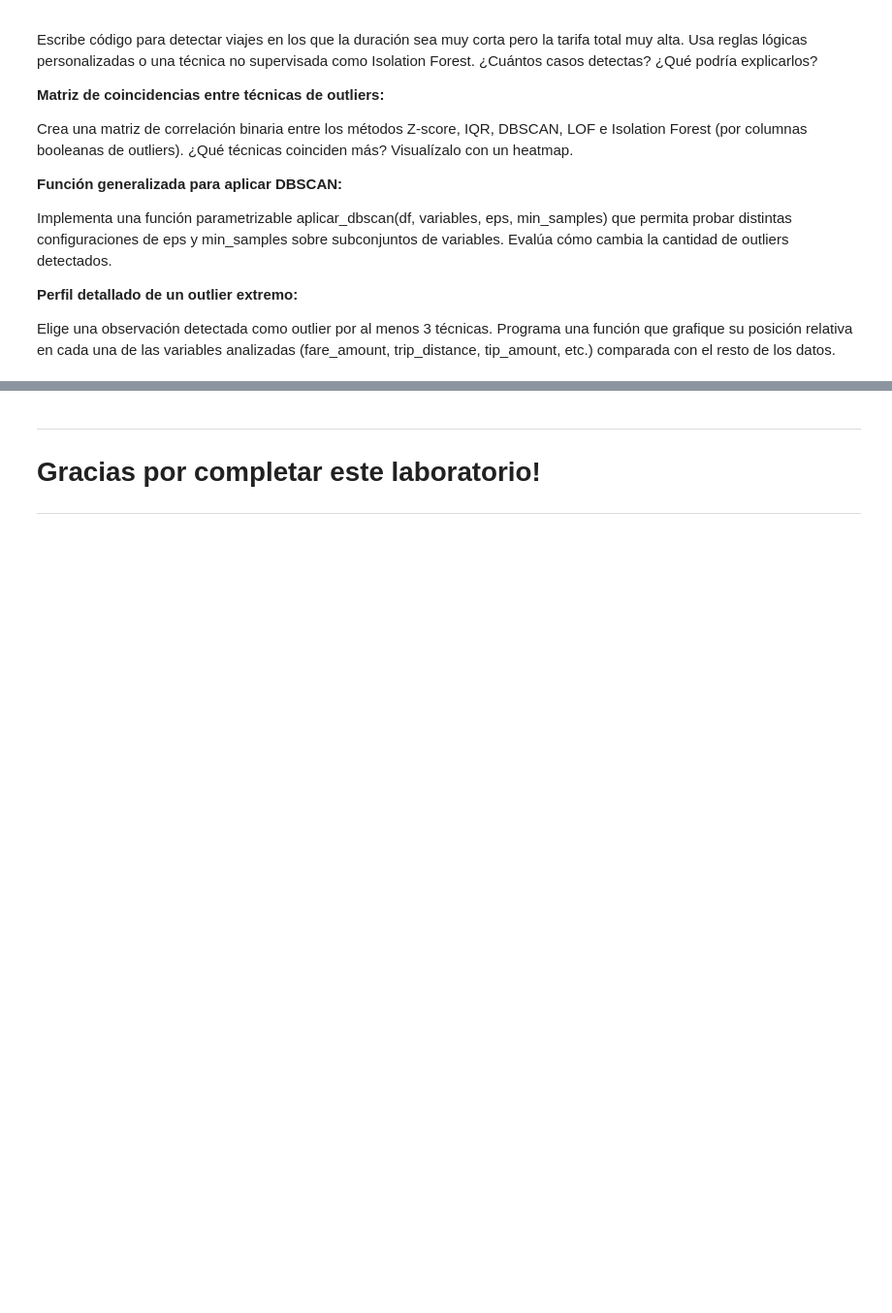
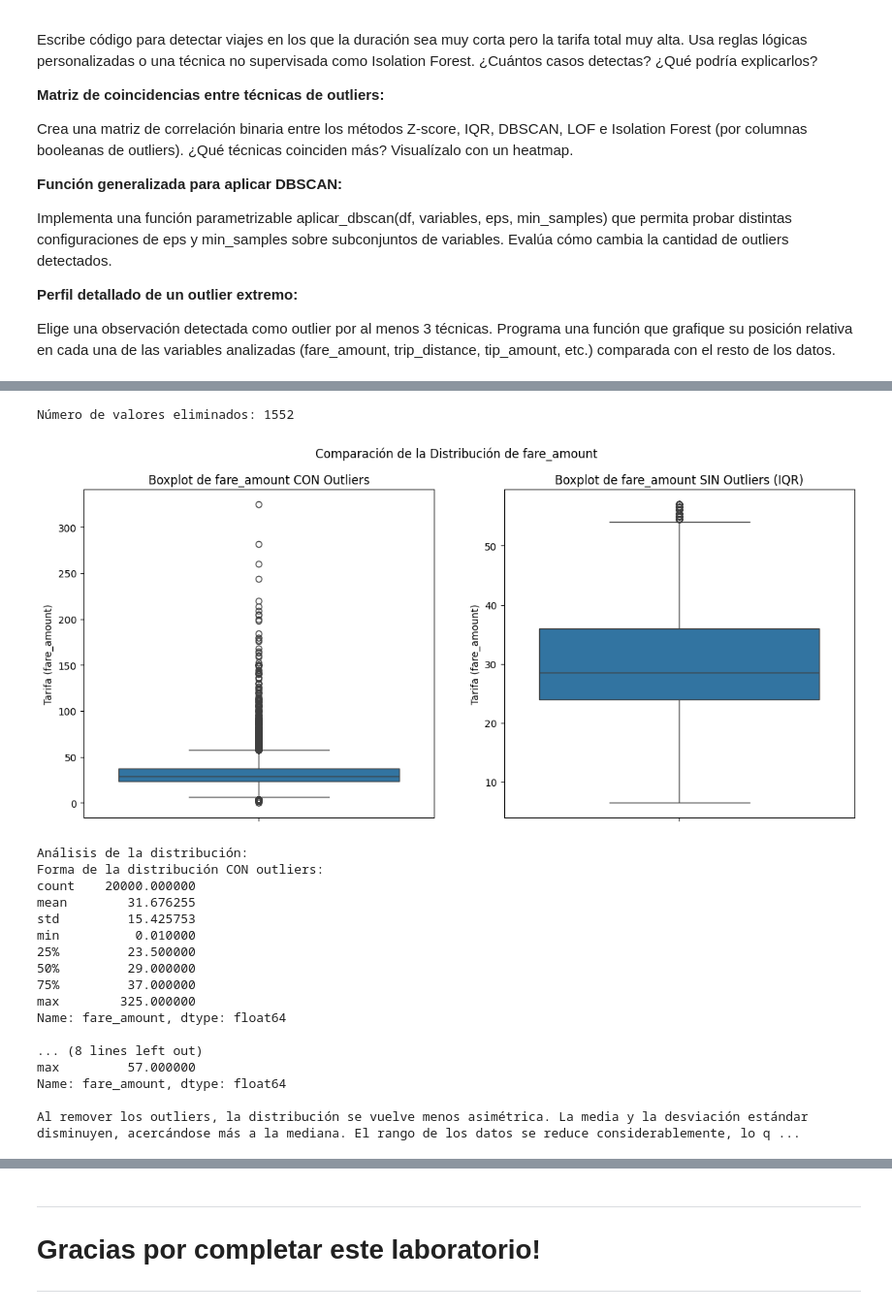
Before and after one commit to soyHouston256/CodeJam, a Jupyter notebook: modulo4_analisis_exploratorio/Outlier_and_Anomaly_Detection.ipynb, the cells around one changed output, grey strips where cells are left out. Shown: that part at 97% size. Drawn from its saved outputs; the diff is of its cells as text; code cells hidden in the pictures; blank space fills up the shorter version.

```diff
--- a/modulo4_analisis_exploratorio/Outlier_and_Anomaly_Detection.ipynb
+++ b/modulo4_analisis_exploratorio/Outlier_and_Anomaly_Detection.ipynb
@@ -379,0 +382,8 @@ Elige una observación detectada como outlier por al menos 3 técnicas. Programa
+# %%
+#df = pd.DataFrame(data)
+df = df[df['fare_amount'] > 0] # Eliminar tarifas negativas o cero
+df = df[df['trip_distance'] > 0] # Eliminar distancias cero o negativas
+df.reset_index(drop=True, inplace=True)
+
+print("Datos iniciales:")
+print(df.head(3))
@@ -379,0 +408,65 @@ Elige una observación detectada como outlier por al menos 3 técnicas. Programa
+# %%
+def visualizar_boxplot_fare_amount_outliers(df):
+    """
+    Grafica el boxplot de fare_amount con y sin outliers (según IQR).
+    """
+    # 1. Identificar outliers usando el método IQR
+    Q1 = df['fare_amount'].quantile(0.25)
+    Q3 = df['fare_amount'].quantile(0.75)
+    IQR = Q3 - Q1
+    limite_inferior = Q1 - 1.5 * IQR
+    limite_superior = Q3 + 1.5 * IQR
+
+    df_sin_outliers = df[(df['fare_amount'] >= limite_inferior) & (df['fare_amount'] <= limite_superior)]
+    outliers = df[(df['fare_amount'] < limite_inferior) | (df['fare_amount'] > limite_superior)]
+
+    # 2. Contar valores eliminados
+    valores_eliminados = len(df) - len(df_sin_outliers)
+    print(f"Número de valores eliminados: {valores_eliminados}")
+
+    # 3. Graficar lado a lado
+    fig, axes = plt.subplots(1, 2, figsize=(14, 6))
+
+    # Boxplot con outliers
+    sns.boxplot(y=df['fare_amount'], ax=axes[0])
+    axes[0].set_title('Boxplot de fare_amount CON Outliers')
+    axes[0].set_ylabel('Tarifa (fare_amount)')
+
+    # Boxplot sin outliers
+    sns.boxplot(y=df_sin_outliers['fare_amount'], ax=axes[1])
+    axes[1].set_title('Boxplot de fare_amount SIN Outliers (IQR)')
+    axes[1].set_ylabel('Tarifa (fare_amount)')
+
+    plt.suptitle('Comparación de la Distribución de fare_amount')
+    plt.show()
+
+    # 4. Analizar el cambio en la distribución
+    print("\nAnálisis de la distribución:")
+    print("Forma de la distribución CON outliers:")
+    print(df['fare_amount'].describe())
+    print("\nForma de la distribución SIN outliers:")
+    print(df_sin_outliers['fare_amount'].describe())
+    print("\nAl remover los outliers, la distribución se vuelve menos asimétrica. La media y la desviación estándar disminuyen, acercándose más a la mediana. El rango de los datos se reduce considerablemente, lo que permite una mejor visualización de la concentración central de los datos.")
+
+# Ejecutar la función
+visualizar_boxplot_fare_amount_outliers(df.copy())
+# %% [output]
+Número de valores eliminados: 1552
+[figure, added]
+Análisis de la distribución:
+Forma de la distribución CON outliers:
+count    20000.000000
+mean        31.676255
+std         15.425753
+min          0.010000
+25%         23.500000
+50%         29.000000
+75%         37.000000
+max        325.000000
+Name: fare_amount, dtype: float64
+
+... (8 lines left out)
+max         57.000000
+Name: fare_amount, dtype: float64
+
+Al remover los outliers, la distribución se vuelve menos asimétrica. La media y la desviación estándar disminuyen, acercándose más a la mediana. El rango de los datos se reduce considerablemente, lo q ...
```
Also changed, not shown: parts of 14 cells of this notebook.
